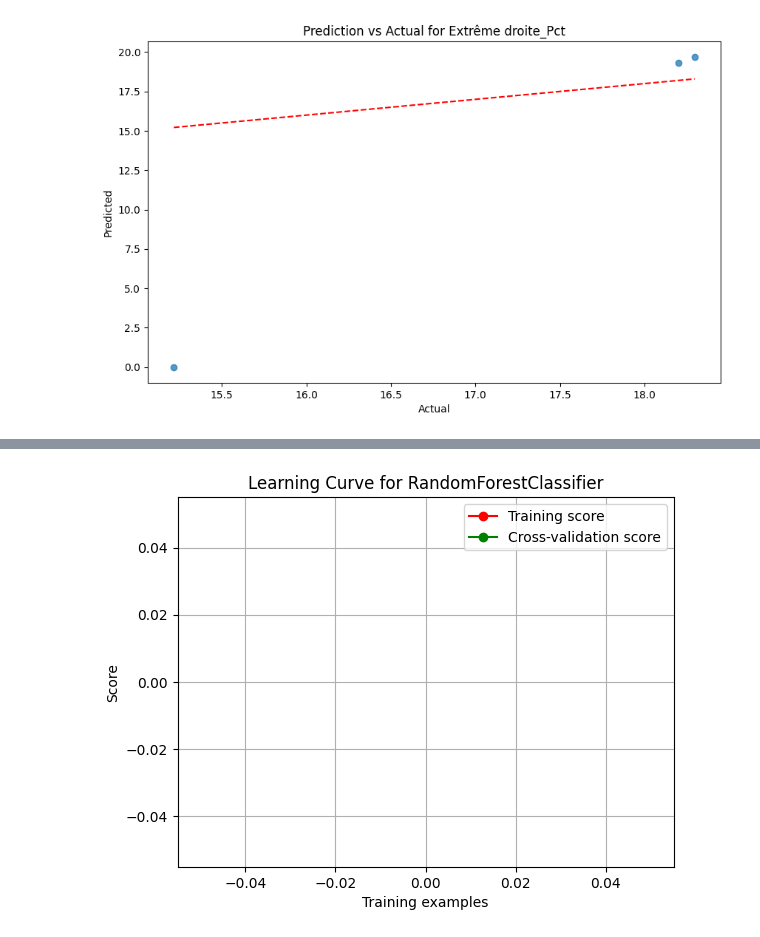
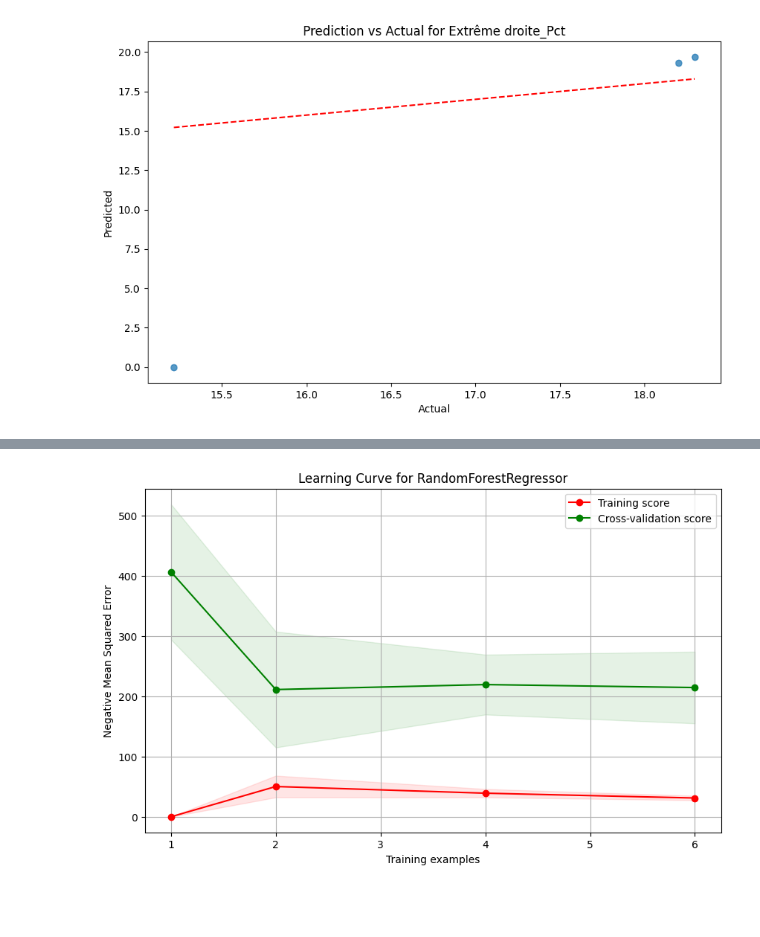
Before and after one commit to MathysLioson/presidential_IA, a Jupyter notebook: algo/presidentialLearning.ipynb, the cells around one changed output, grey strips where cells are left out. Saved outputs shown, nothing was run; the diff lists cells and outputs as text; code cells hidden in the pictures; blank space fills up the shorter version.

Commit message:
mat plot lib dodo

```diff
--- a/algo/presidentialLearning.ipynb
+++ b/algo/presidentialLearning.ipynb
@@ -216,33 +221,37 @@ plt.show()
 # %%
-# Assuming X_train has 8 samples and you're using 5-fold CV
-max_training_samples = int(0.8 * len(X_train))  # 80% of your samples, adjust if X_train changes
-train_sizes = [1, 2, 4, 6]  # Adjusted to the maximum allowed
+from sklearn.ensemble import RandomForestRegressor
+from sklearn.model_selection import learning_curve
+import numpy as np
+import matplotlib.pyplot as plt
 
+# Assuming X_train and y_train are already defined and are appropriate for regression
 train_sizes, train_scores, test_scores = learning_curve(
-    RandomForestClassifier(),
+    RandomForestRegressor(),
     X_train,
     y_train,
-    cv=5,  # Number of folds
-    scoring='accuracy',
+    cv=5,  # Using 5-fold cross-validation
+    scoring='neg_mean_squared_error',  # Appropriate scoring for regression
     n_jobs=-1,
-    train_sizes=train_sizes  # Corrected train_sizes
+    train_sizes=[1, 2, 4, 6]  # Ensure this fits within your dataset size
 )
 
-train_mean = np.mean(train_scores, axis=1)
+# Calculate means and standard deviations
+train_mean = -np.mean(train_scores, axis=1)
 train_std = np.std(train_scores, axis=1)
-test_mean = np.mean(test_scores, axis=1)
+test_mean = -np.mean(test_scores, axis=1)
 test_std = np.std(test_scores, axis=1)
 
 # Plotting
+plt.figure(figsize=(10, 6))
 plt.plot(train_sizes, train_mean, 'o-', color="r", label="Training score")
+plt.fill_between(train_sizes, train_mean - train_std, train_mean + train_std, color="r", alpha=0.1)
 plt.plot(train_sizes, test_mean, 'o-', color="g", label="Cross-validation score")
-plt.fill_between(train_sizes, train_mean - train_std, train_mean + train_std, alpha=0.1, color="r")
-plt.fill_between(train_sizes, test_mean - test_std, test_mean + test_std, alpha=0.1, color="g")
-plt.title('Learning Curve for RandomForestClassifier')
+plt.fill_between(train_sizes, test_mean - test_std, test_mean + test_std, color="g", alpha=0.1)
+plt.title('Learning Curve for RandomForestRegressor')
 plt.xlabel('Training examples')
-plt.ylabel('Score')
+plt.ylabel('Negative Mean Squared Error')
 plt.legend(loc="best")
 plt.grid(True)
 plt.show()
 # %% [output]
-[figure, old version]
+[figure, new version]
```
Also changed, not shown: parts of 3 cells of this notebook.
